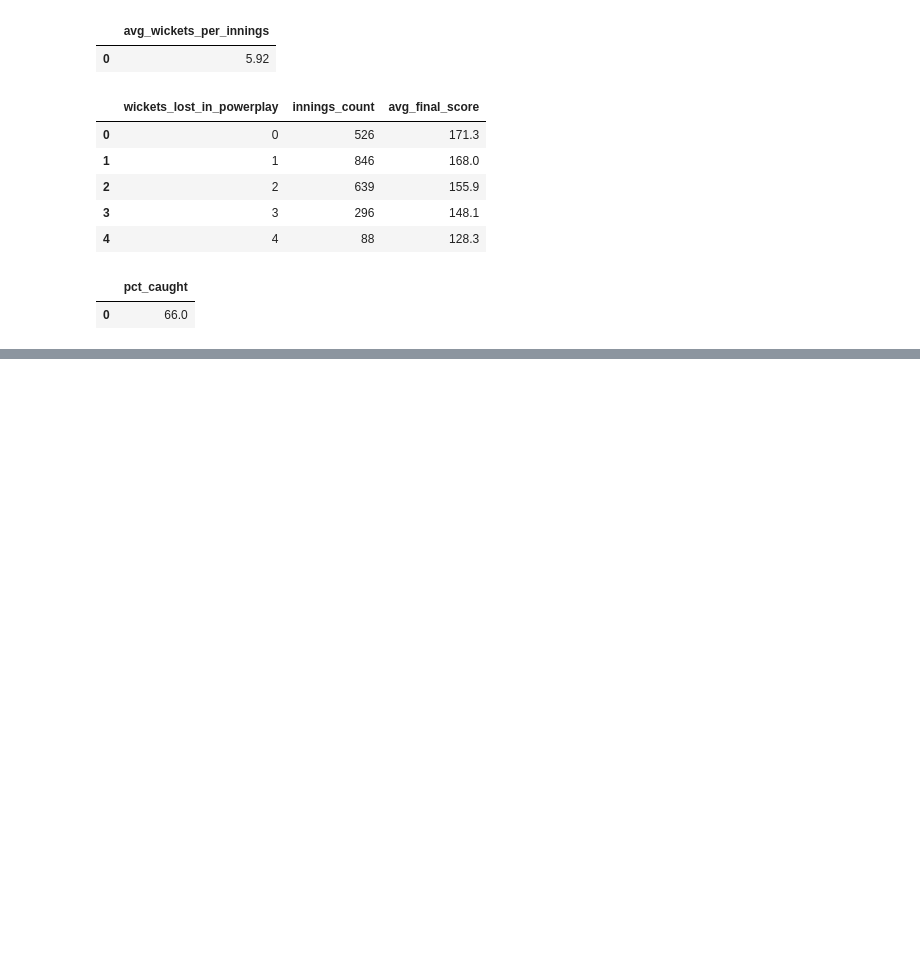
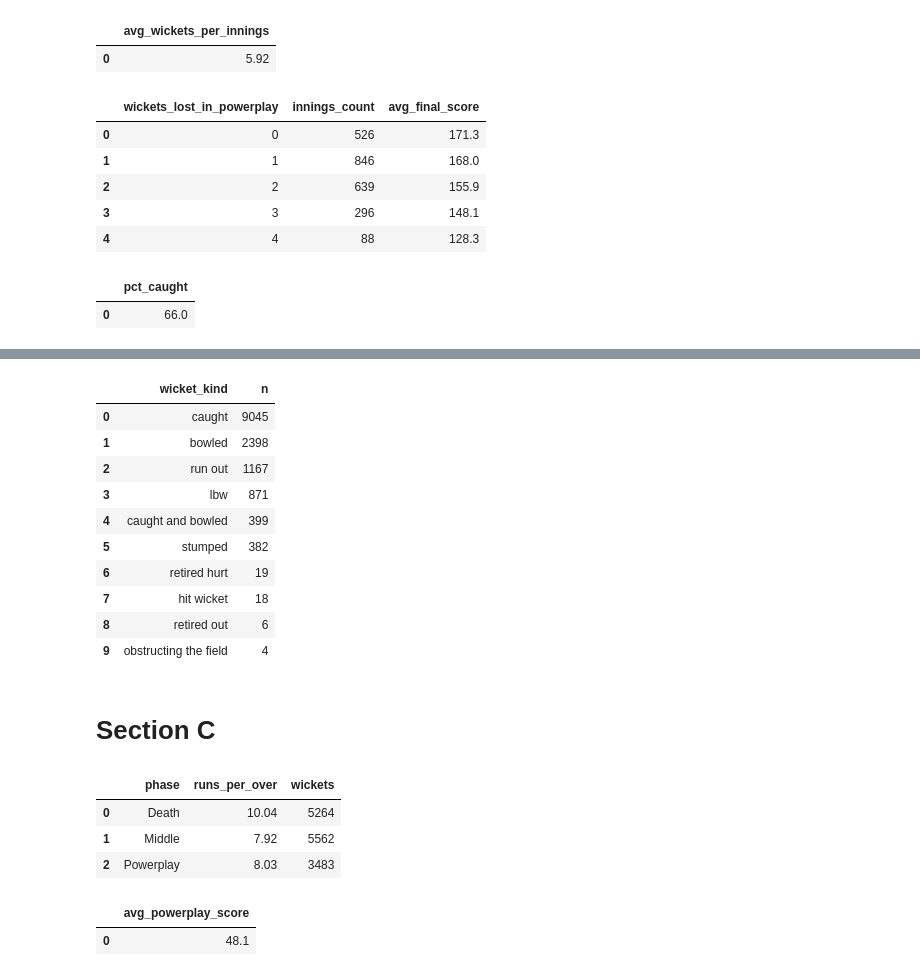
Before and after one commit to fayasnkbca25dbi-ai/ipl_cricket_analytics, a Jupyter notebook: notebooks/03_analysis.ipynb, the cells around one changed output, grey strips where cells are left out. Drawn from its saved outputs; the diff is of its cells as text; code cells hidden in the pictures; blank space fills up the shorter version.

```diff
--- a/notebooks/03_analysis.ipynb
+++ b/notebooks/03_analysis.ipynb
@@ -2,7 +2,7 @@
 import pandas as pd
 import sqlite3
 
-con = sqlite3.connect(r'C:\Users\shazi\ipl-cricket-analytics\data\raw\ipl.db')
+con = sqlite3.connect(r'C:\Users\fayas\ipl-cricket-analytics\data\raw\ipl.db')
 
 def q(sql):
     """Run a SELECT and show the result as a table."""
@@ -2579,0 +2738,53 @@ q(query)
+# %%
+q("""
+SELECT wicket_kind,
+       COUNT(*) AS n
+FROM v_ball
+WHERE is_wicket = 1
+GROUP BY wicket_kind
+ORDER BY n DESC;
+""")
+# %% [output]
+|  | wicket_kind | n |
+| 0 | caught | 9045 |
+| 1 | bowled | 2398 |
+| 2 | run out | 1167 |
+| 3 | lbw | 871 |
+| 4 | caught and bowled | 399 |
+| 5 | stumped | 382 |
+| 6 | retired hurt | 19 |
+| 7 | hit wicket | 18 |
+| 8 | retired out | 6 |
+| 9 | obstructing the field | 4 |
+# %% [markdown]
+# Section C
+# %%
+q("""
+SELECT phase,
+       ROUND(6.0*SUM(total_runs)/SUM(is_legal),2)
+       AS runs_per_over,
+       SUM(is_wicket) AS wickets
+FROM v_ball
+GROUP BY phase;
+""")
+# %% [output]
+|  | phase | runs_per_over | wickets |
+| 0 | Death | 10.04 | 5264 |
+| 1 | Middle | 7.92 | 5562 |
+| 2 | Powerplay | 8.03 | 3483 |
+# %%
+q("""
+SELECT ROUND(AVG(pp_runs),1) AS
+avg_powerplay_score
+FROM (
+    SELECT match_id, innings,
+           SUM(total_runs) AS pp_runs
+    FROM v_ball
+    WHERE phase='Powerplay'
+      AND innings IN (1,2)
+    GROUP BY match_id, innings
+);
+""")
+# %% [output]
+|  | avg_powerplay_score |
+| 0 | 48.1 |
```
Also changed, not shown: parts of 35 cells of this notebook.
